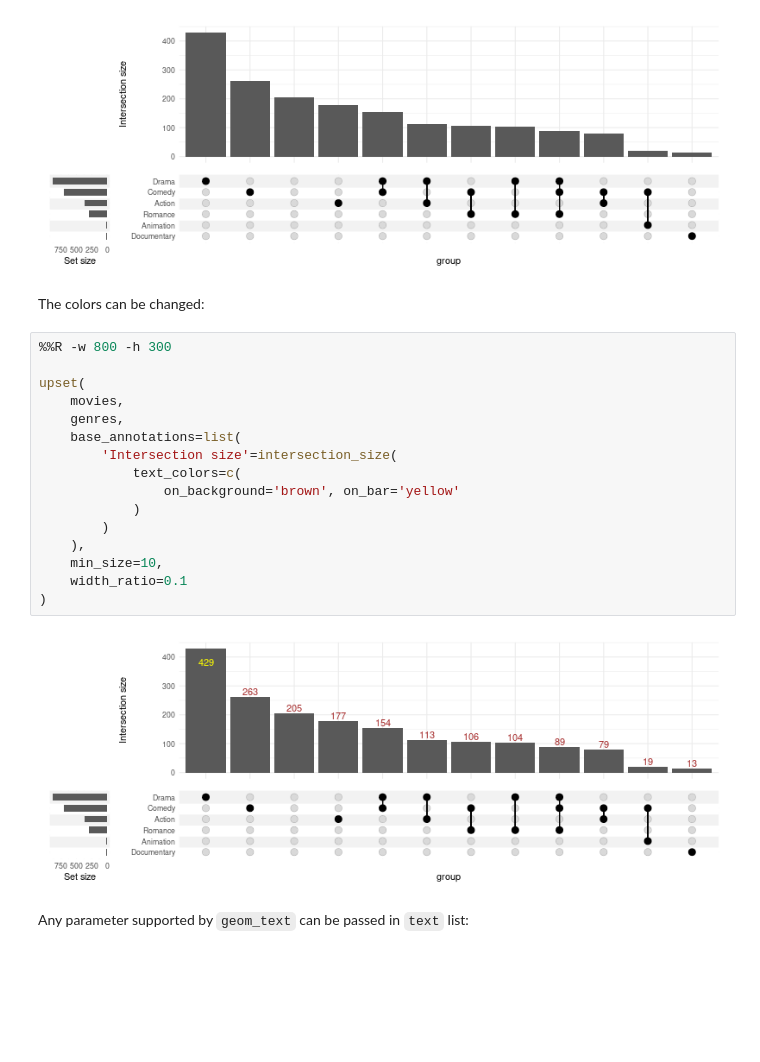
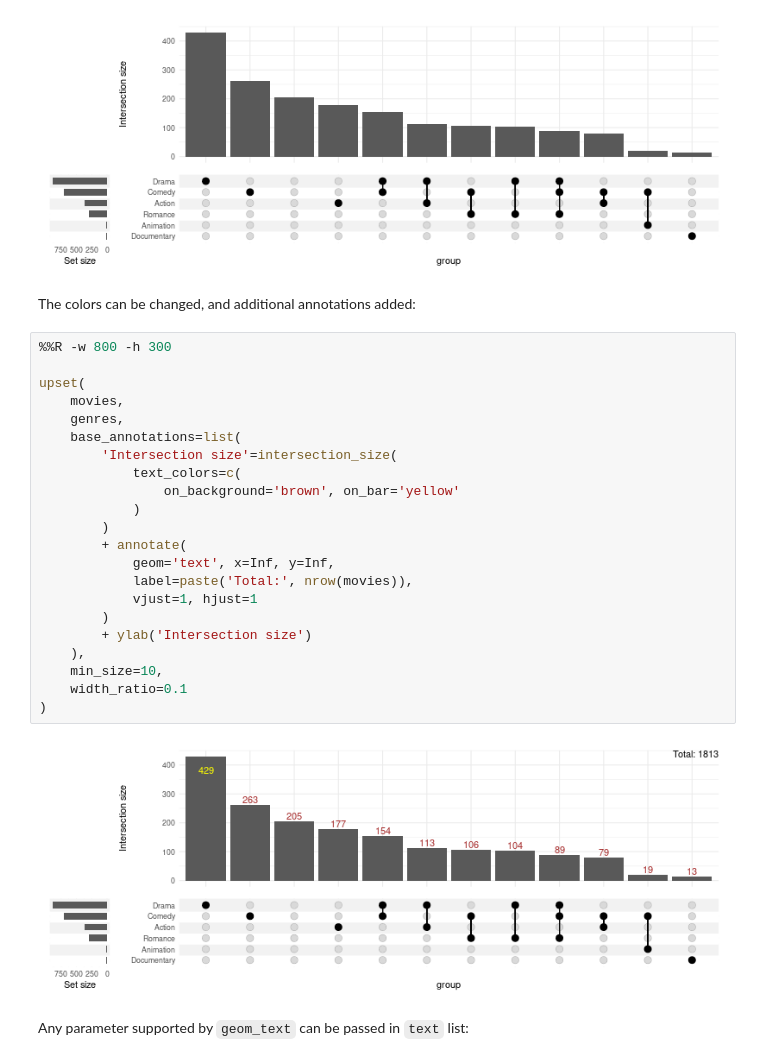
Before and after one commit to krassowski/complex-upset, a Jupyter notebook: vignettes/Examples.ipynb, the cells around one changed output. Saved outputs shown, nothing was run; the diff lists cells and outputs as text; blank space fills up the shorter version.

```diff
--- a/vignettes/Examples.ipynb
+++ b/vignettes/Examples.ipynb
@@ -261,25 +261,31 @@ upset(
 # %% [output]
 [figure]
 # %% [markdown]
-The colors can be changed:
+The colors can be changed, and additional annotations added:
 # %%
 %%R -w 800 -h 300
 
 upset(
     movies,
     genres,
     base_annotations=list(
         'Intersection size'=intersection_size(
             text_colors=c(
                 on_background='brown', on_bar='yellow'
             )
         )
+        + annotate(
+            geom='text', x=Inf, y=Inf,
+            label=paste('Total:', nrow(movies)),
+            vjust=1, hjust=1
+        )
+        + ylab('Intersection size')
     ),
     min_size=10,
     width_ratio=0.1
 )
 # %% [output]
-[figure, old version]
+[figure, new version]
 # %% [markdown]
 Any parameter supported by `geom_text` can be passed in `text` list:
 # %%
```
Also changed, not shown: parts of 2 cells of this notebook, 1 other file.
